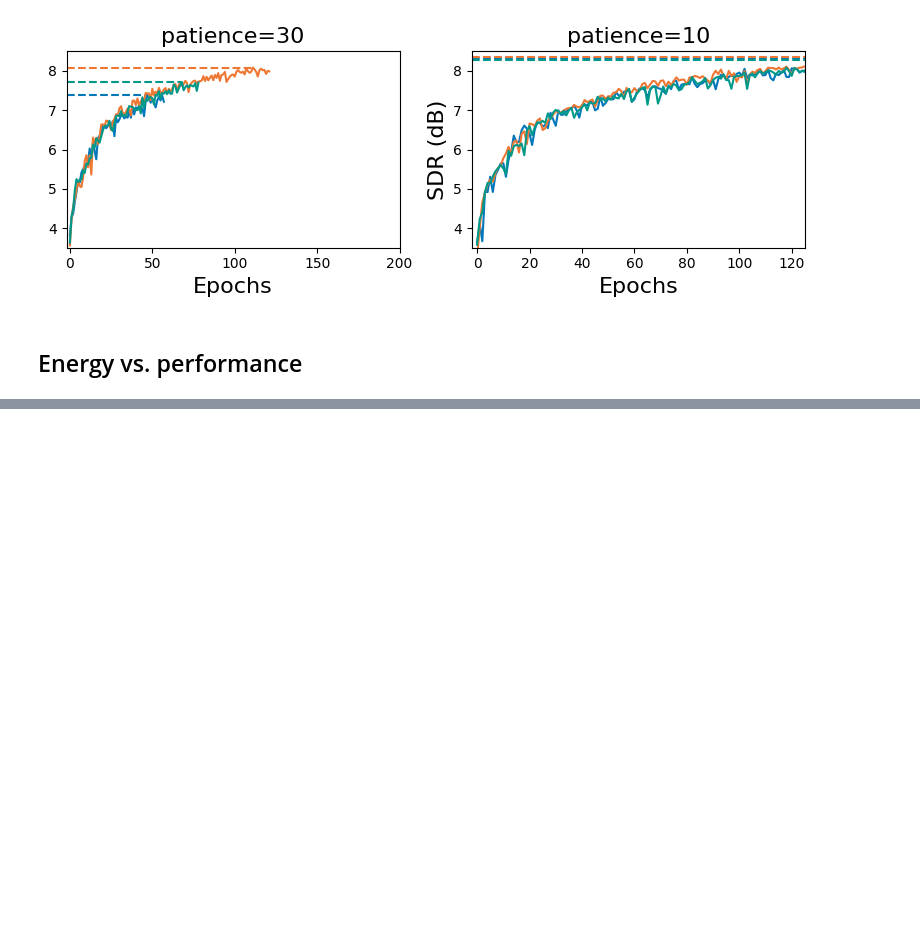
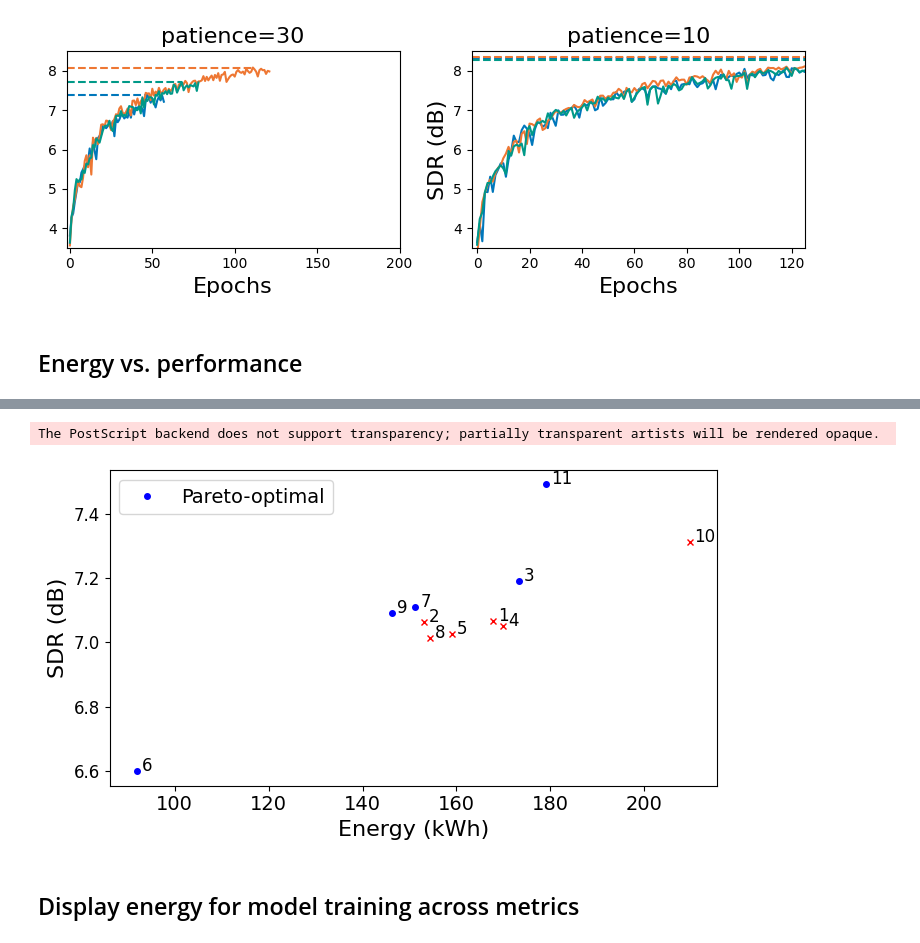
Before and after one commit to magronp/bsrnn, a Jupyter notebook: visualization.ipynb, the cells around one changed output, grey strips where cells are left out. Drawn from its saved outputs; the diff is of its cells as text; code cells hidden in the pictures; blank space fills up the shorter version.

```diff
--- a/visualization.ipynb
+++ b/visualization.ipynb
@@ -132,0 +173,23 @@ plt.savefig(join(out_dir, "pareto.png"))
+# %%
+# ICASSP
+exp_list = [
+    "bsrnn",
+    "bsrnn-loss_domain=t",
+    "bsrnn-loss_domain=tf",
+    "bsrnn-acc_grad=2",
+    "bsrnn-monitor_val=loss",
+    "bsrnn-n_fft=4096-n_hop=1024",
+    "bsrnn-fac_mask=2",
+    "bsrnn-fac_mask=1",
+    "bsrnn-dset.aug_list=[random_chunk,random_track_mix,rescale_db,silenttarget]",
+    "bsrnn-sad_dir=null",
+    "bsrnn-dset=musdb18hq",
+]
+
+x = get_energy_sdr(exp_list)
+plot_energy_sdr(x, figsize=(7,4))
+# %% [output]
+The PostScript backend does not support transparency; partially transparent artists will be rendered opaque.
+[figure, added]
+# %% [markdown]
+## Display energy for model training across metrics
```
Also changed, not shown: parts of 7 cells of this notebook, 40 other files.
